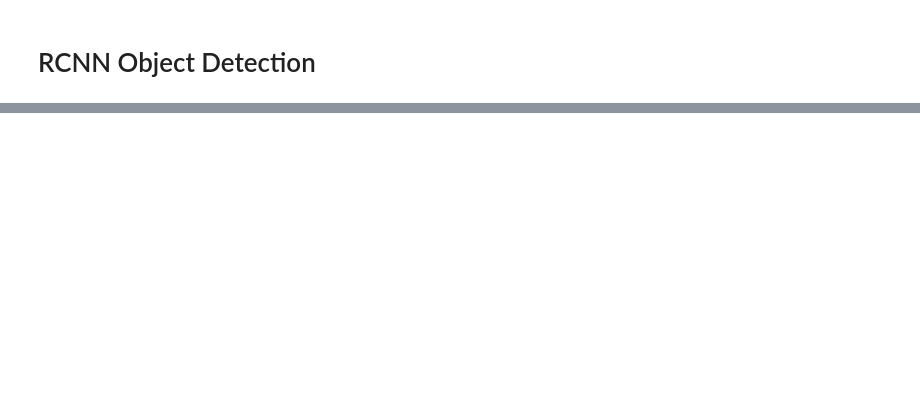
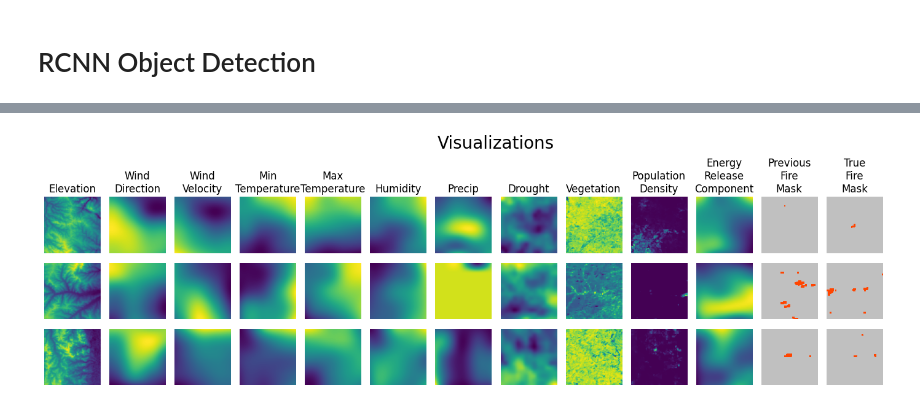
Before and after one commit to tkaraffa/wildfire-spread, a Jupyter notebook: wildfire.ipynb, the cells around one changed output, grey strips where cells are left out. Saved outputs shown, nothing was run; the diff lists cells and outputs as text; code cells hidden in the pictures; blank space fills up the shorter version.

Commit message:
add rcnn outputs

```diff
--- a/wildfire.ipynb
+++ b/wildfire.ipynb
@@ -421,7 +440,7 @@ plt.tight_layout()
 def make_rcnn_target(labels: list[torch.Tensor], n_boxes=2, l=64, w=64, label_function=torch.max):
     """
     length and width should be divisible evenly by n
-    i.e., 64x64 image can have 2, 4, 8, etc. evenly spaced boxes
+    i.e., 64x64 iMmage can have 2, 4, 8, etc. evenly spaced boxes
 
     Create list of dict, each containing box bounds and corresponding labels for the boxes
     Number of boxes is in one side of the resulting square, i.e., boxes=2 makes 4 boxes, boxes=4 makes 16 boxes
@@ -452,8 +471,8 @@ def train(model, rcnn, loader, optimizer, n_boxes=2):
     rcnn.train()
     total_loss = 0
     for i, data in enumerate(loader):
-        features = get_dataset_items(data, FEATURES)
-        labels = get_dataset_items(data, LABELS)
+        features = get_dataset_items(data, FEATURES)[0:3]
+        labels = get_dataset_items(data, LABELS)[0:3]
         weights = model(features).to(device)
         target = make_rcnn_target(labels, n_boxes=n_boxes)
         loss = rcnn(weights, target)["loss_classifier"]
@@ -476,11 +495,11 @@ def test(model, rcnn, loader):
     # output = []
     with torch.no_grad():
         for i, data in enumerate(loader):
-            features = get_dataset_items(data, FEATURES)
-            labels = get_dataset_items(data, LABELS)
+            features = get_dataset_items(data, FEATURES)[0:3]
+            labels = get_dataset_items(data, LABELS)[0:3]
             # Compute prediction and loss
             weights = model(features).to(device)
-            output = rcnn(weights).to(device)
+            output = rcnn(weights)
     return output, features, labels
 # %%
 def calculate_test_loss(model, rcnn, loader, n_boxes=2):
@@ -490,8 +509,8 @@ def calculate_test_loss(model, rcnn, loader, n_boxes=2):
     rcnn.train()
     with torch.no_grad():
         for i, data in enumerate(loader):
-            features = get_dataset_items(data, FEATURES)
-            labels = get_dataset_items(data, LABELS)
+            features = get_dataset_items(data, FEATURES)[0:3]
+            labels = get_dataset_items(data, LABELS)[0:3]
             target = make_rcnn_target(labels, n_boxes=n_boxes)
 
             # Compute prediction and loss
@@ -525,22 +563,24 @@ plot_losses(train_losses, test_losses)
 # %%
 fig = plt.figure(figsize=(15,6.5))
 fig.suptitle("Visualizations", fontsize=20)
 # samples
-for i in range(rows):
+for i in range(3):
     # features and labels
     plots = torch.cat((features[i], labels[i]), dim=0)
     for j, plot in enumerate(plots):
         plot = plot.detach().numpy()
         plt.subplot(rows, cols, i*cols+j+1)
         if i==0:
             title = TITLES[j].replace(' ', '\n')
             plt.title(title)
         if j >= cols-3:
             plt.imshow(plot, cmap=CMAP, norm=NORM)
         else:
             plt.imshow(plot, cmap='viridis')
         plt.axis('off')
 plt.tight_layout()
+# %% [output]
+[figure, added]
 # %%
 def show(imgs):
     if not isinstance(imgs, list):
```
Also changed, not shown: parts of 11 cells of this notebook.
